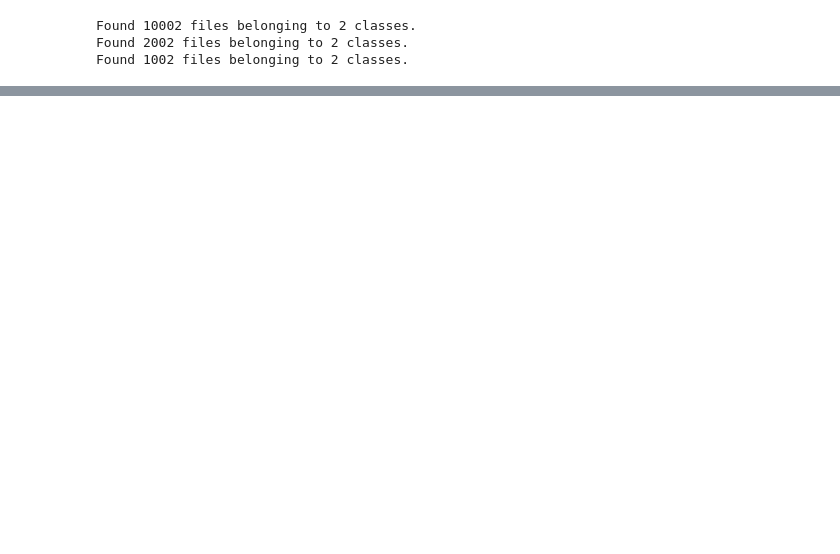
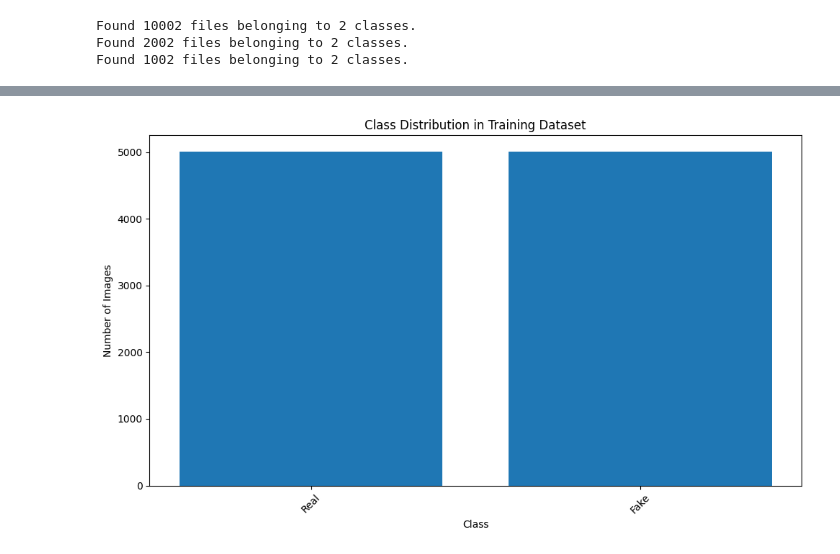
Before and after one commit to VirangaWeerabandara/AI-Project, a Jupyter notebook: AI-Project/Model/model.ipynb, the cells around one changed output, grey strips where cells are left out. Cells and saved outputs as stored; diff of their text form; code cells hidden in the pictures; blank space fills up the shorter version.

```diff
--- a/AI-Project/Model/model.ipynb
+++ b/AI-Project/Model/model.ipynb
@@ -48,0 +91,11 @@ print(train_ds)
+# %%
+plt.figure(figsize=(10, 6))
+plt.bar(class_counts.keys(), class_counts.values())
+plt.title('Class Distribution in Training Dataset')
+plt.xlabel('Class')
+plt.ylabel('Number of Images')
+plt.xticks(rotation=45)
+plt.tight_layout()
+plt.show()
+# %% [output]
+[figure, added]
```
Also changed, not shown: parts of 20 cells of this notebook, 1 other file.
